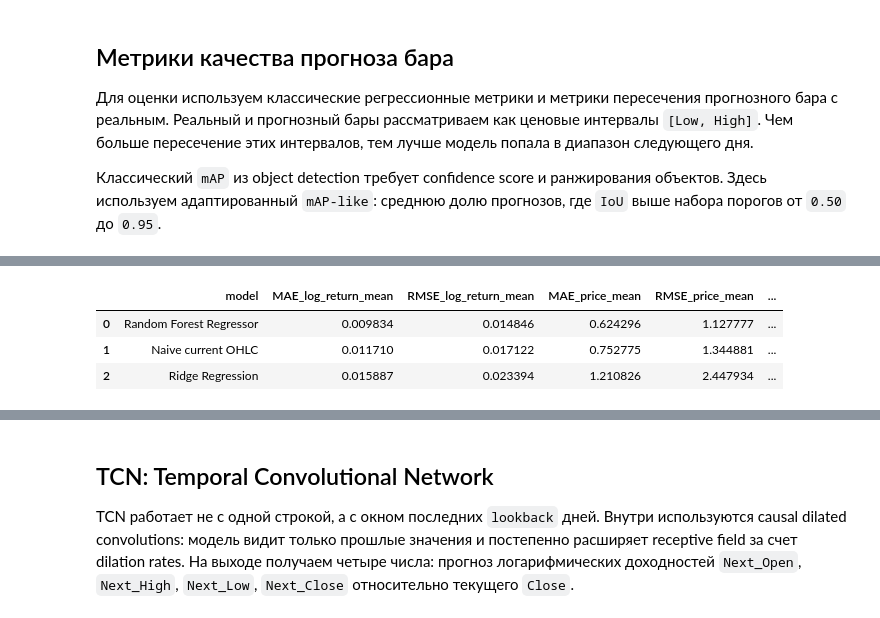
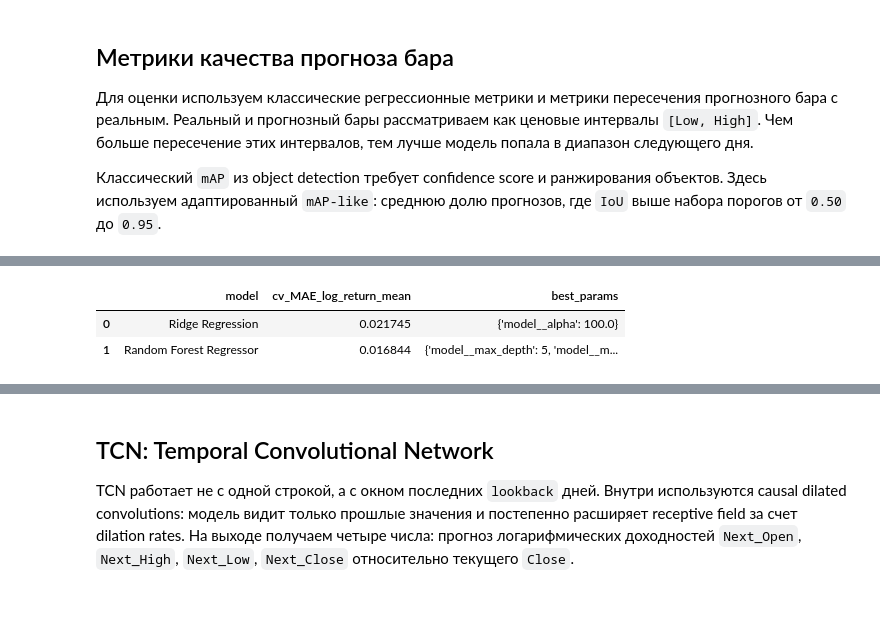
Before and after one commit to Jasintar/ml-project-2026, a Jupyter notebook: project-full.ipynb, the cells around one changed output, grey strips where cells are left out. Saved outputs shown, nothing was run; the diff lists cells and outputs as text; code cells hidden in the pictures.

```diff
--- a/project-full.ipynb
+++ b/project-full.ipynb
@@ -517,10 +519,13 @@ def evaluate_ohlc_forecast(model_name, y_true_returns, y_pred_returns, base_clos
 from sklearn.pipeline import Pipeline
 from sklearn.linear_model import Ridge
 from sklearn.ensemble import RandomForestRegressor
+from sklearn.model_selection import GridSearchCV, TimeSeriesSplit
 
 regression_results = []
 predictions_by_model = {}
 iou_by_model = {}
+best_model_objects = {}
+grid_search_summaries = []
 
 # Сравниваем модели на одной и той же test-части после split_idx.
 y_test_values = y_test.values
@@ -534,33 +539,66 @@ regression_results.append(naive_result)
 predictions_by_model['Naive current OHLC'] = naive_pred_processed
 iou_by_model['Naive current OHLC'] = naive_iou
 
-ridge_model = Pipeline(steps=[
-    ('preprocessor', feature_preprocessor),
-    ('model', Ridge(alpha=1.0)),
-])
-ridge_model.fit(X_train_tab, y_train)
-ridge_pred = ridge_model.predict(X_test_tab)
-ridge_result, ridge_pred_processed, ridge_iou = evaluate_ohlc_forecast('Ridge Regression', y_test_values, ridge_pred, test_base_close)
-regression_results.append(ridge_result)
-predictions_by_model['Ridge Regression'] = ridge_pred_processed
-iou_by_model['Ridge Regression'] = ridge_iou
+# TimeSeriesSplit нужен вместо обычного KFold, чтобы не перемешивать прошлое и будущее.
+tscv = TimeSeriesSplit(n_splits=3)
 
-rf_model = Pipeline(steps=[
-    ('preprocessor', feature_preprocessor),
-    ('model', RandomForestRegressor(
-        n_estimators=200,
-        max_depth=8,
-        min_samples_leaf=5,
-        random_state=42,
+model_search_spaces = {
+    'Ridge Regression': {
+        'pipeline': Pipeline(steps=[
+            ('preprocessor', feature_preprocessor),
+            ('model', Ridge()),
+        ]),
+        'params': {
+            'model__alpha': [0.01, 0.1, 1.0, 10.0, 100.0],
+        },
+    },
+    'Random Forest Regressor': {
+        'pipeline': Pipeline(steps=[
+            ('preprocessor', feature_preprocessor),
+            ('model', RandomForestRegressor(random_state=42, n_jobs=1)),
+        ]),
+        'params': {
+            'model__n_estimators': [100, 200],
+            'model__max_depth': [5, 8],
+            'model__min_samples_leaf': [3, 5],
+        },
+    },
+}
+
+for model_name, search_config in model_search_spaces.items():
+    grid_search = GridSearchCV(
+        estimator=search_config['pipeline'],
+        param_grid=search_config['params'],
+        scoring='neg_mean_absolute_error',
+        cv=tscv,
         n_jobs=-1,
-    )),
-])
-rf_model.fit(X_train_tab, y_train)
-rf_pred = rf_model.predict(X_test_tab)
-rf_result, rf_pred_processed, rf_iou = evaluate_ohlc_forecast('Random Forest Regressor', y_test_values, rf_pred, test_base_close)
-regression_results.append(rf_result)
-predictions_by_model['Random Forest Regressor'] = rf_pred_processed
-iou_by_model['Random Forest Regressor'] = rf_iou
+        verbose=1,
+    )
+    grid_search.fit(X_train_tab, y_train)
+
+    best_model = grid_search.best_estimator_
+    best_model_objects[model_name] = best_model
+    model_pred = best_model.predict(X_test_tab)
+    model_result, model_pred_processed, model_iou = evaluate_ohlc_forecast(
+        model_name,
+        y_test_values,
+        model_pred,
+        test_base_close,
+    )
+    model_result['cv_MAE_log_return_mean'] = -grid_search.best_score_
+    model_result['best_params'] = grid_search.best_params_
+
+    regression_results.append(model_result)
+    predictions_by_model[model_name] = model_pred_processed
+    iou_by_model[model_name] = model_iou
+    grid_search_summaries.append({
+        'model': model_name,
+        'cv_MAE_log_return_mean': -grid_search.best_score_,
+        'best_params': grid_search.best_params_,
+    })
+
+grid_search_df = pd.DataFrame(grid_search_summaries)
+display(grid_search_df)
 
 metrics_df = pd.DataFrame(regression_results).sort_values('MAE_log_return_mean').reset_index(drop=True)
 display(metrics_df)
@@ -568,4 +608,3 @@ display(metrics_df)
-|  | model | MAE_log_return_mean | RMSE_log_return_mean | MAE_price_mean | RMSE_price_mean | ... |
-| 0 | Random Forest Regressor | 0.009834 | 0.014846 | 0.624296 | 1.127777 | ... |
-| 1 | Naive current OHLC | 0.011710 | 0.017122 | 0.752775 | 1.344881 | ... |
-| 2 | Ridge Regression | 0.015887 | 0.023394 | 1.210826 | 2.447934 | ... |
+|  | model | cv_MAE_log_return_mean | best_params |
+| 0 | Ridge Regression | 0.021745 | {'model__alpha': 100.0} |
+| 1 | Random Forest Regressor | 0.016844 | {'model__max_depth': 5, 'model__m... |
```
Also changed, not shown: parts of 4 cells of this notebook.
